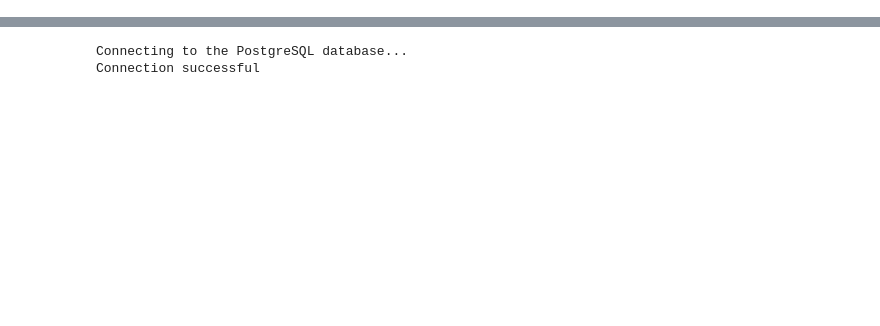
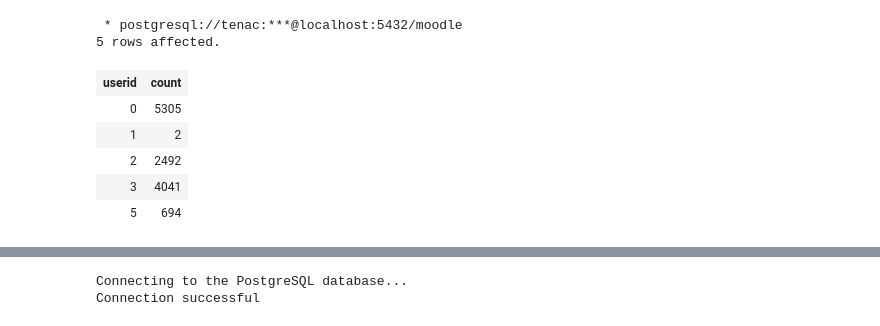
Before and after one commit to dmarinere/Moodle_-Education_data_Analysis, a Jupyter notebook: Moodle_DataBase.ipynb, the cells around one changed output, grey strips where cells are left out. Saved outputs shown, nothing was run; the diff lists cells and outputs as text; code cells hidden in the pictures; blank space fills up the shorter version.

```diff
--- a/Moodle_DataBase.ipynb
+++ b/Moodle_DataBase.ipynb
@@ -8,0 +160,12 @@ from sqlalchemy import create_engine
+# %%
+%%sql
+SELECT userid, COUNT(action) FROM mdl_logstore_standard_log WHERE action = 'viewed' GROUP BY userid limit 5
+# %% [output]
+ * postgresql://tenac:***@localhost:5432/moodle
+5 rows affected.
+| userid | count |
+| 0 | 5305 |
+| 1 | 2 |
+| 2 | 2492 |
+| 3 | 4041 |
+| 5 | 694 |
```
Also changed, not shown: parts of 37 cells of this notebook.
